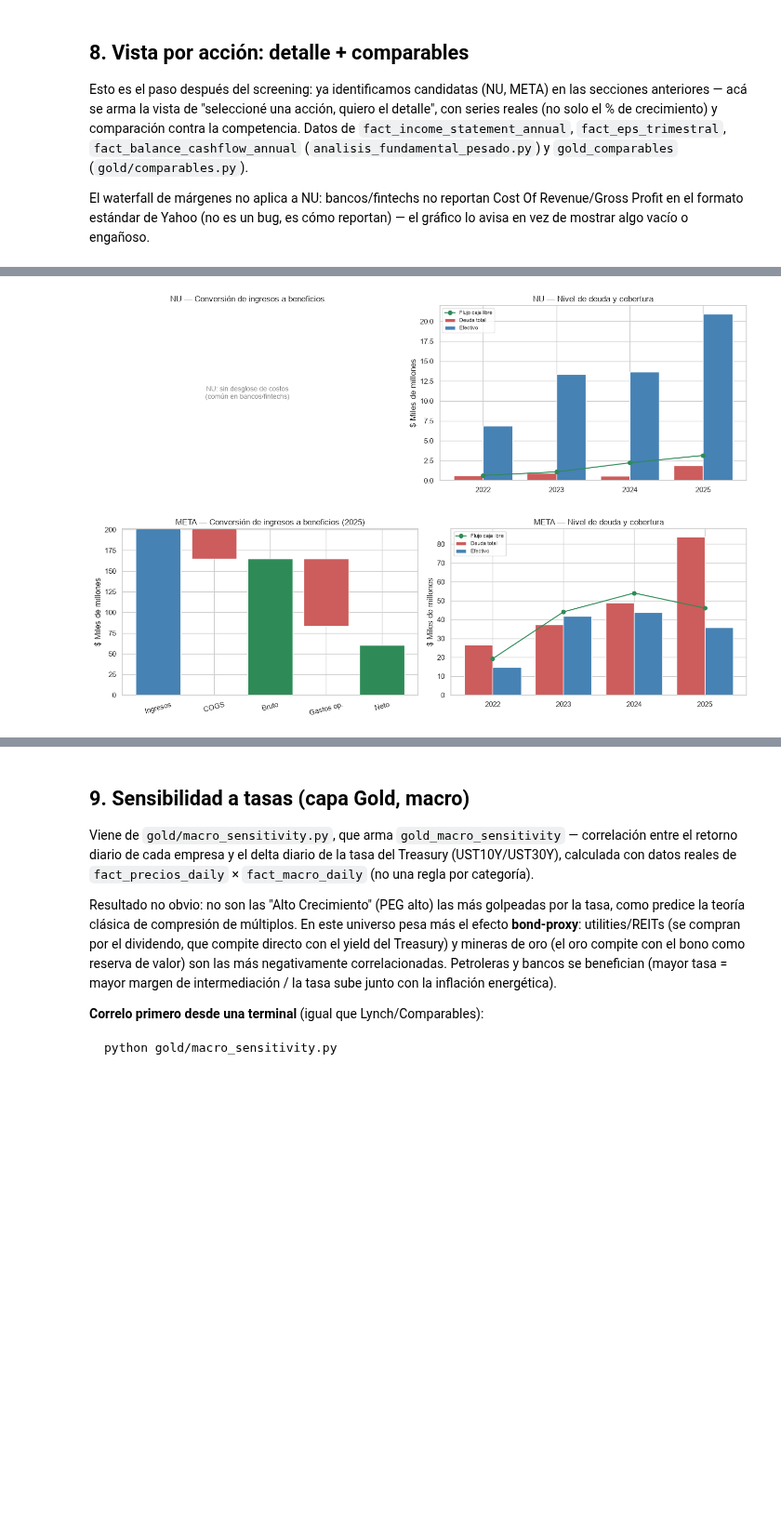
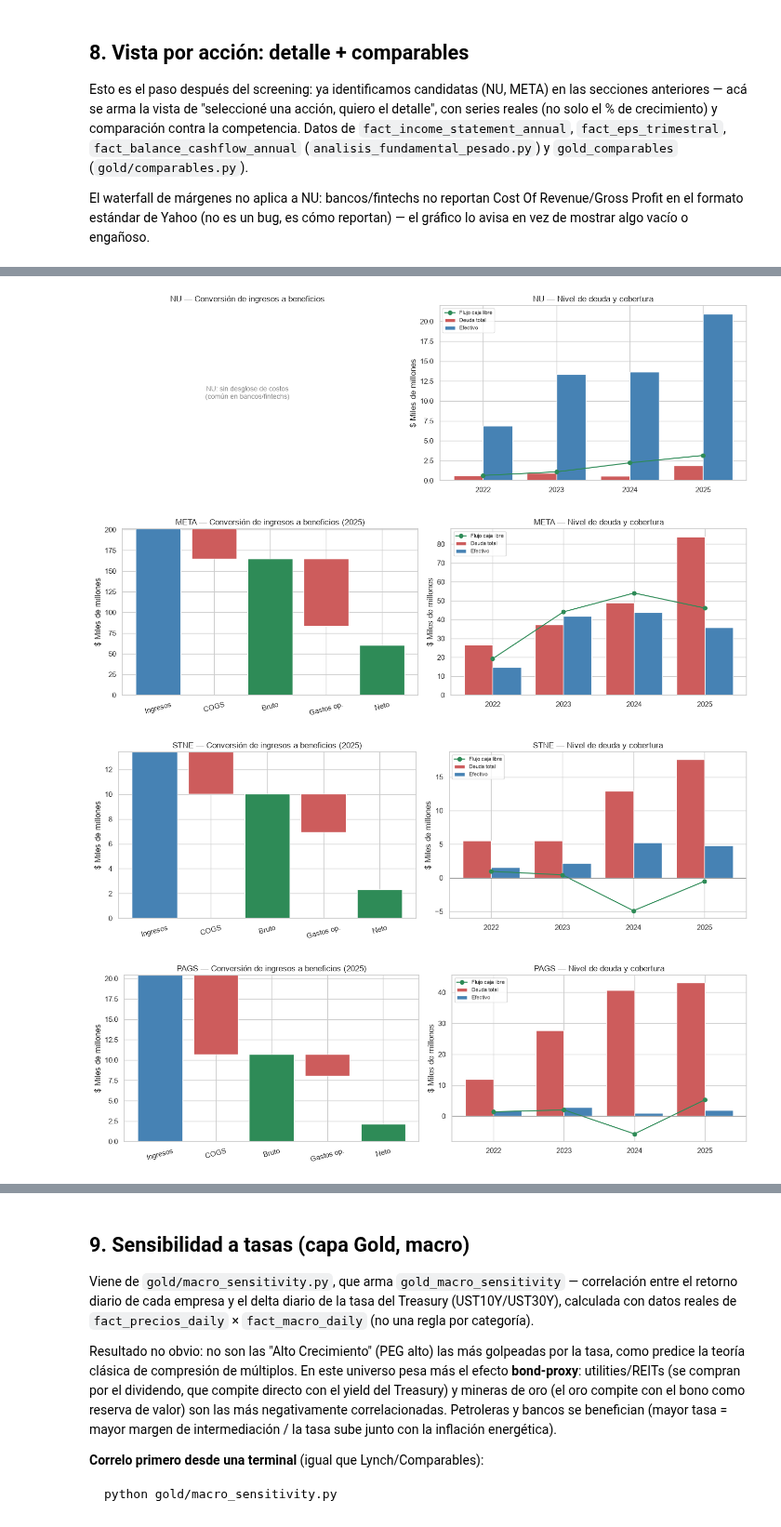
Before and after one commit to esfer98/cedears-data-pipeline, a Jupyter notebook: notebooks/eda_cedears.ipynb, the cells around one changed output, grey strips where cells are left out. Shown at 93% size. Saved outputs shown, nothing was run; the diff lists cells and outputs as text; code cells hidden in the pictures; blank space fills up the shorter version.

```diff
--- a/notebooks/eda_cedears.ipynb
+++ b/notebooks/eda_cedears.ipynb
@@ -482,34 +484,36 @@ def grafico_waterfall(ticker: str, ax):
 def grafico_deuda(ticker: str, ax):
     """Deuda total y efectivo (barras) + flujo de caja libre (linea) por año."""
     serie = con.execute(
         "SELECT * FROM fact_balance_cashflow_annual WHERE ticker_usd = ? ORDER BY fecha_balance", [ticker]
     ).fetchdf()
     if serie.empty:
         ax.text(0.5, 0.5, f"{ticker}: sin datos de balance/cashflow", ha="center", va="center",
                 transform=ax.transAxes, color="grey")
         ax.axis("off")
         return
 
     anios = serie["fecha_balance"].dt.year
     ax.bar(anios - 0.2, serie["deuda_total"] / 1e9, width=0.4, label="Deuda total", color="indianred")
     ax.bar(anios + 0.2, serie["efectivo"] / 1e9, width=0.4, label="Efectivo", color="steelblue")
     ax.plot(anios, serie["flujo_caja_libre"] / 1e9, color="seagreen", marker="o", label="Flujo caja libre")
     ax.axhline(0, color="grey", linewidth=0.8)
     ax.set_ylabel("$ Miles de millones")
     ax.set_title(f"{ticker} — Nivel de deuda y cobertura")
     ax.set_xticks(anios)
     ax.legend(fontsize=8)
 
 
-for ticker in ["NU", "META"]:
+for ticker in ["NU", "META", "STNE", "PAGS"]:
     fig, axes = plt.subplots(1, 2, figsize=(14, 4.5))
     grafico_waterfall(ticker, axes[0])
     grafico_deuda(ticker, axes[1])
     plt.tight_layout()
     plt.show()
 # %% [output]
 [figure]
 [figure]
+[figure, added]
+[figure, added]
 # %%
 import sys
 sys.path.insert(0, "..")
```
Also changed, not shown: parts of 3 cells of this notebook, 5 other files.
